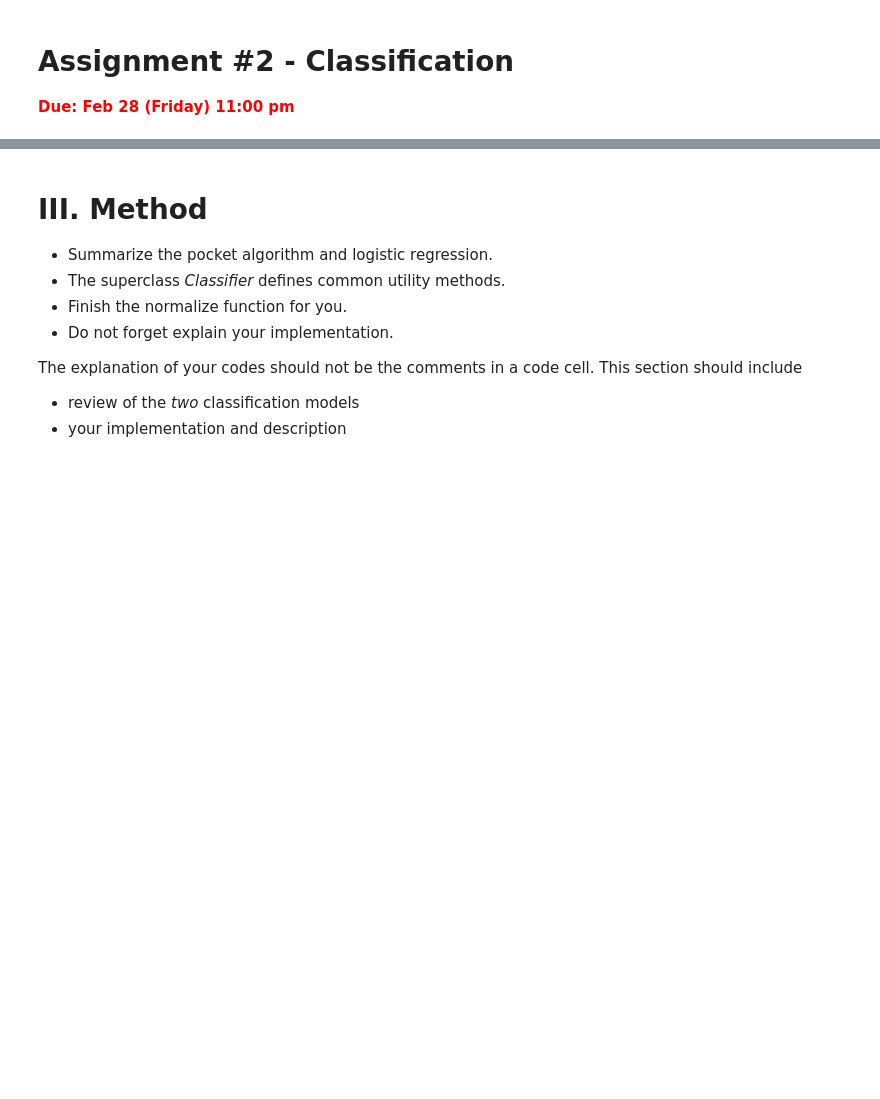
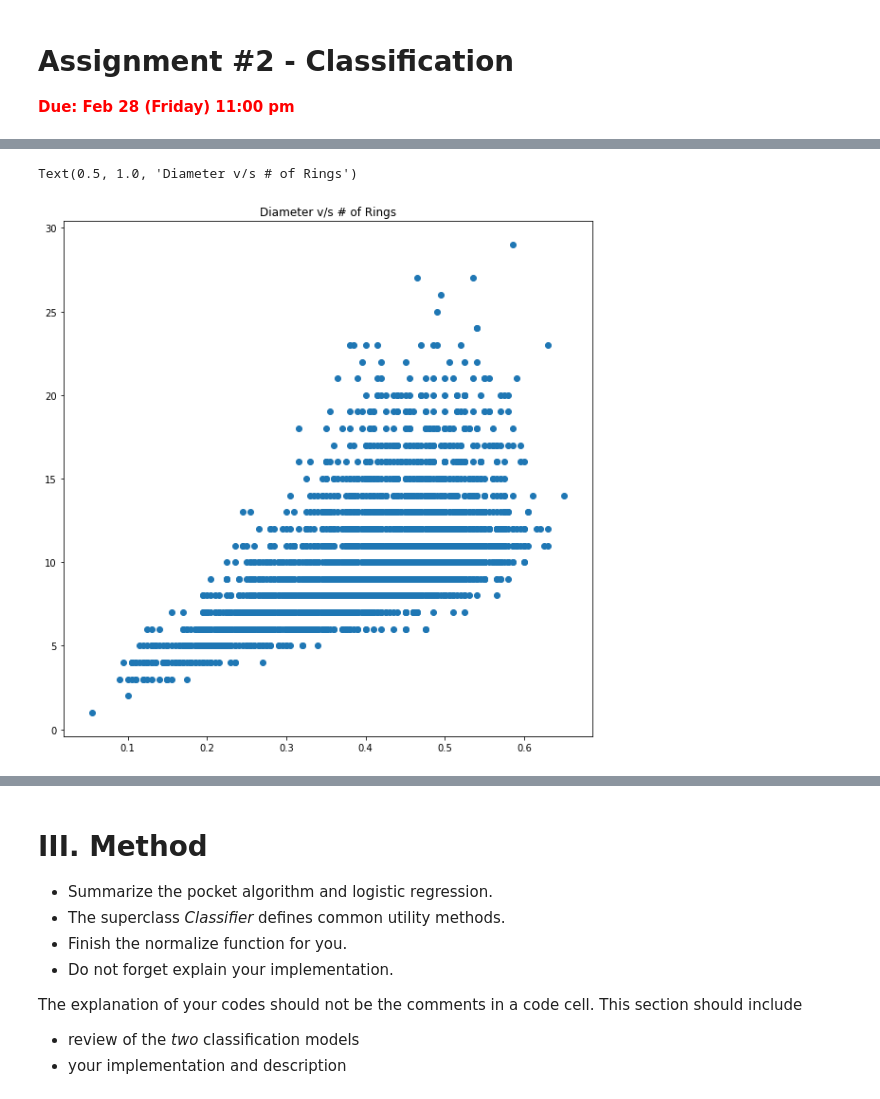
Before and after one commit to danielquach21/machinelearning, a Jupyter notebook: Assignment2/DanielQuach_Assignment2.ipynb, the cells around one changed output, grey strips where cells are left out. Saved outputs shown, nothing was run; the diff lists cells and outputs as text; code cells hidden in the pictures; blank space fills up the shorter version.

```diff
--- a/Assignment2/DanielQuach_Assignment2.ipynb
+++ b/Assignment2/DanielQuach_Assignment2.ipynb
@@ -15,0 +133,7 @@ You can reuse the data that you examined in Assignment #0 (of course for classif
+# %%
+plt.figure(figsize=(10, 10))
+plt.scatter(data.iloc[:, 2],data.iloc[:, 8])
+plt.title('Diameter v/s # of Rings')
+# %% [output]
+Text(0.5, 1.0, 'Diameter v/s # of Rings')
+[figure, added]
```
Also changed, not shown: parts of 21 cells of this notebook, 9 other files.
